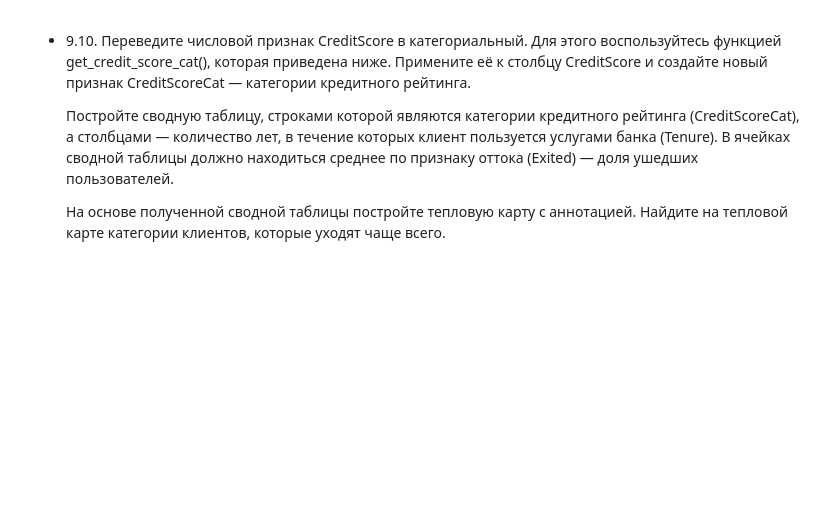
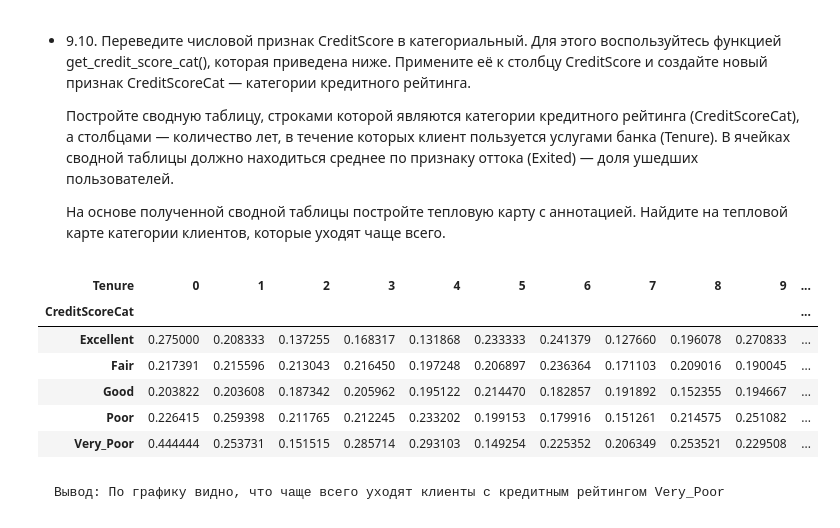
Before and after one commit to DadonovIV/for_sf_ds, a Jupyter notebook: study/python_13/python_13_9.ipynb, the cells around one changed output. Cells and saved outputs as stored; diff of their text form; code cells hidden in the pictures; blank space fills up the shorter version.

```diff
--- a/study/python_13/python_13_9.ipynb
+++ b/study/python_13/python_13_9.ipynb
@@ -104,20 +202,44 @@ Name: Exited, dtype: float64
 
     На основе полученной сводной таблицы постройте тепловую карту с аннотацией. Найдите на тепловой карте категории клиентов, которые уходят чаще всего.
 # %%
-'''
 def get_credit_score_cat(credit_score):
     if credit_score >= 300 and credit_score < 500:
         return "Very_Poor"
     elif credit_score >= 500 and credit_score < 601:
         return "Poor"
     elif credit_score >= 601 and credit_score < 661:
         return "Fair"
     elif credit_score >= 661 and credit_score < 781:
         return "Good"
     elif credit_score >= 781 and credit_score < 851:
         return "Excellent"
     elif credit_score >= 851:
         return "Top"
     elif credit_score < 300:
         return "Deep"
-'''
+
+churn_data['CreditScoreCat'] = churn_data['CreditScore'].apply(get_credit_score_cat)
+CreditScoreCat_years_Tenure = churn_data.pivot_table(
+    values='Exited',
+    columns='Tenure',
+    index='CreditScoreCat',
+    aggfunc='mean'
+)
+display(CreditScoreCat_years_Tenure)
+
+CreditScoreCat_years_Tenure_graf = px.imshow(
+    CreditScoreCat_years_Tenure,
+    labels={'x': 'Tenure', 'y': 'CreditScoreCat'},
+    title='Heatmap'
+)
+CreditScoreCat_years_Tenure_graf.show()
+# %% [output]
+| Tenure | 0 | 1 | 2 | 3 | 4 | 5 | 6 | 7 | 8 | 9 | ... |
+| CreditScoreCat |  |  |  |  |  |  |  |  |  |  | ... |
+| Excellent | 0.275000 | 0.208333 | 0.137255 | 0.168317 | 0.131868 | 0.233333 | 0.241379 | 0.127660 | 0.196078 | 0.270833 | ... |
+| Fair | 0.217391 | 0.215596 | 0.213043 | 0.216450 | 0.197248 | 0.206897 | 0.236364 | 0.171103 | 0.209016 | 0.190045 | ... |
+| Good | 0.203822 | 0.203608 | 0.187342 | 0.205962 | 0.195122 | 0.214470 | 0.182857 | 0.191892 | 0.152355 | 0.194667 | ... |
+| Poor | 0.226415 | 0.259398 | 0.211765 | 0.212245 | 0.233202 | 0.199153 | 0.179916 | 0.151261 | 0.214575 | 0.251082 | ... |
+| Very_Poor | 0.444444 | 0.253731 | 0.151515 | 0.285714 | 0.293103 | 0.149254 | 0.225352 | 0.206349 | 0.253521 | 0.229508 | ... |
+# %% [markdown]
+    Вывод: По графику видно, что чаще всего уходят клиенты с кредитным рейтингом Very_Poor
```
Also changed, not shown: parts of 23 cells of this notebook.
